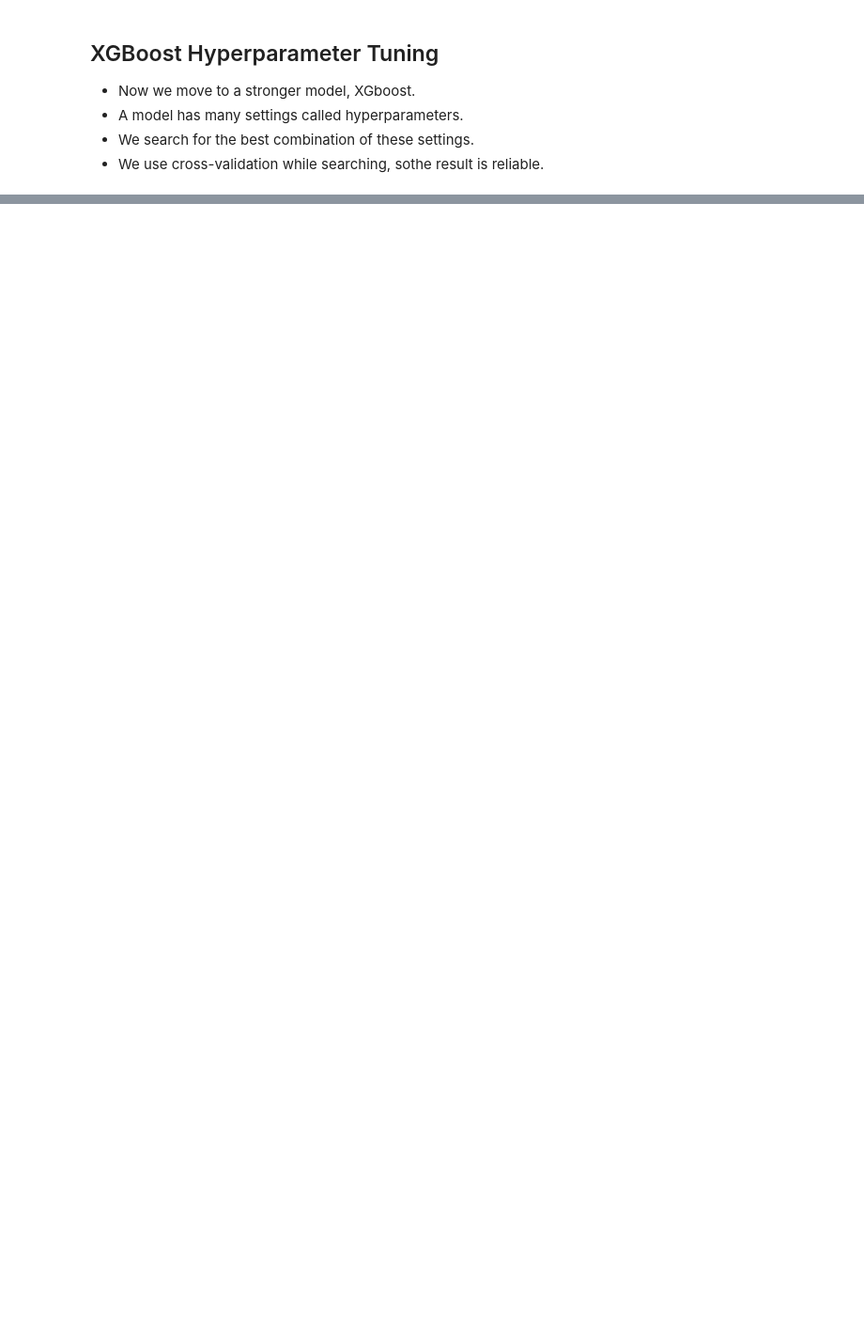
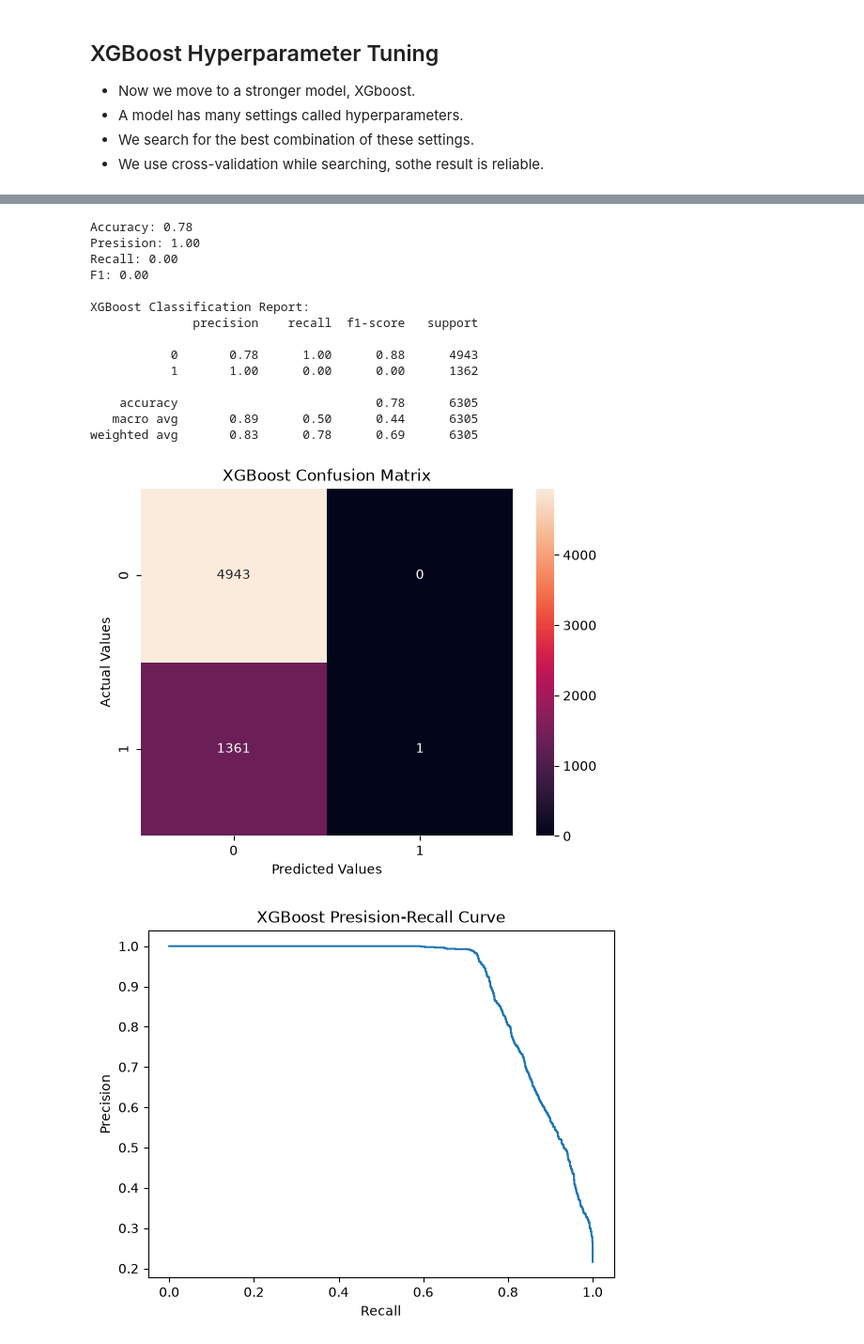
Before and after one commit to dhyan-01/Credit_risk, a Jupyter notebook: Credit_Risk.ipynb, the cells around one changed output, grey strips where cells are left out. Shown at 94% size. Saved outputs shown, nothing was run; the diff lists cells and outputs as text; code cells hidden in the pictures; blank space fills up the shorter version.

Commit message:
Probability Calibration start

```diff
--- a/Credit_Risk.ipynb
+++ b/Credit_Risk.ipynb
@@ -452,0 +593,30 @@ xg_model.fit(x_train,y_train)
+# %%
+# Get the probabilities of the positive class (1) for XGBoost model
+prob = xg_model.predict_proba(x_test)[:, 1]
+# for each threshold,  claculate precision, recall, f1 score and plot the precision-recall curve
+precisions, recalls, thresholds = precision_recall_curve(y_test, prob)
+# calculate F1 score for each threshold
+f1 = 2 * (precisions - recalls) / (precisions + recalls + 1e-9)  # Adding a small value to avoid division by zero
+f1
+# Get the thresholds that produces the hishest F1 score and use that threshold to evaluate the model
+best = np.argmax(f1[:-1])  # Exclude the last value to avoid division by zero
+best_threshold = thresholds[best]
+# Evaluate the model using the best threshold
+evaluate_model("XGBoost", xg_model, x_test, y_test,best_threshold)
+# %% [output]
+Accuracy: 0.78
+Presision: 1.00
+Recall: 0.00
+F1: 0.00
+
+XGBoost Classification Report:
+              precision    recall  f1-score   support
+
+           0       0.78      1.00      0.88      4943
+           1       1.00      0.00      0.00      1362
+
+    accuracy                           0.78      6305
+   macro avg       0.89      0.50      0.44      6305
+weighted avg       0.83      0.78      0.69      6305
+[figure, added]
+[figure, added]
```
Also changed, not shown: parts of 15 cells of this notebook.
